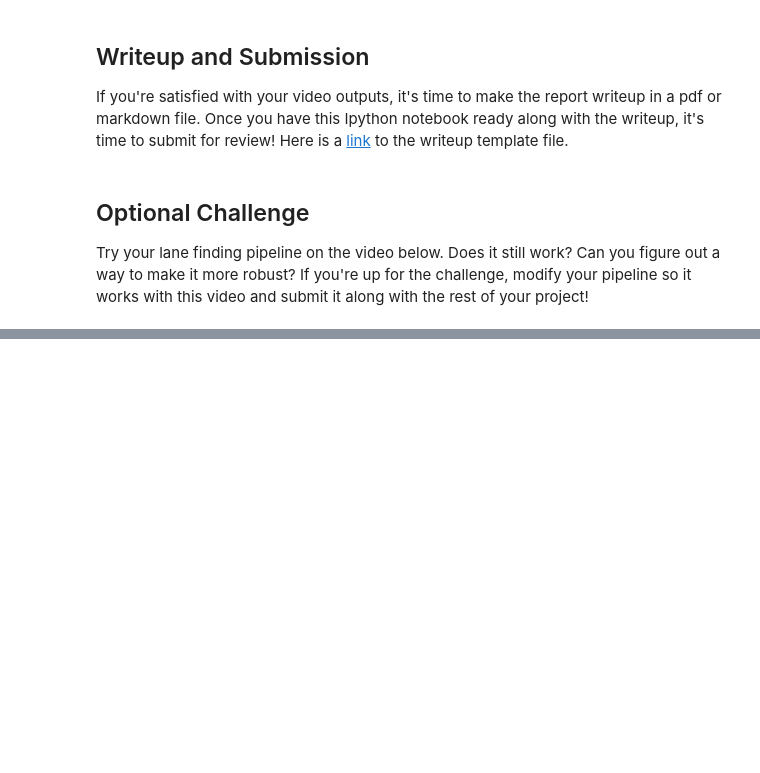
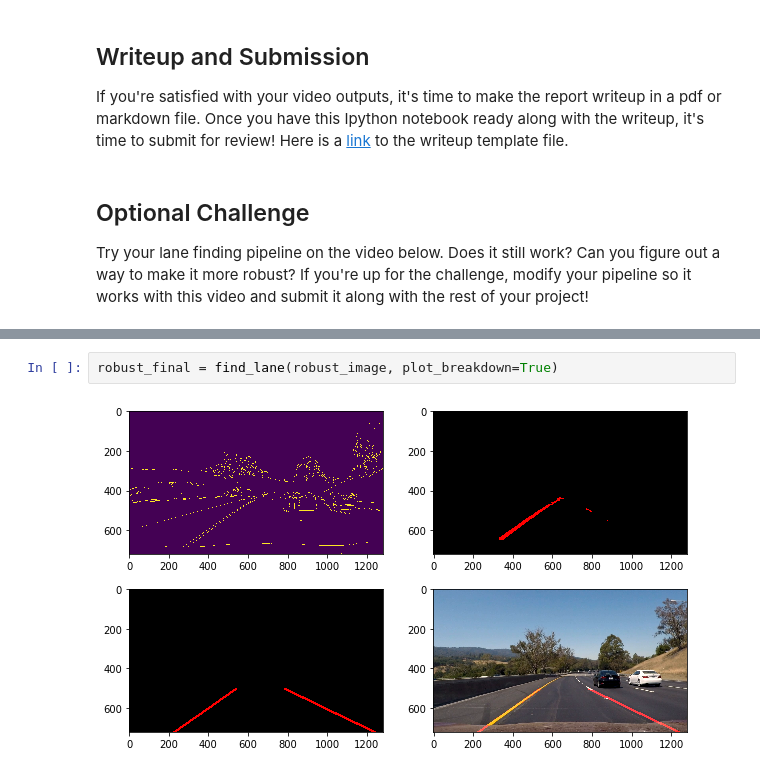
Before and after one commit to rednotion/find-lane-lines, a Jupyter notebook: P1.ipynb, the cells around one changed output, grey strips where cells are left out. Saved outputs shown, nothing was run; the diff lists cells and outputs as text; blank space fills up the shorter version.

```diff
--- a/P1.ipynb
+++ b/P1.ipynb
@@ -331,0 +481,4 @@ HTML("""
+# %%
+robust_final = find_lane(robust_image, plot_breakdown=True)
+# %% [output]
+[figure, added]
```
Also changed, not shown: parts of 16 cells of this notebook, 3 other files.
